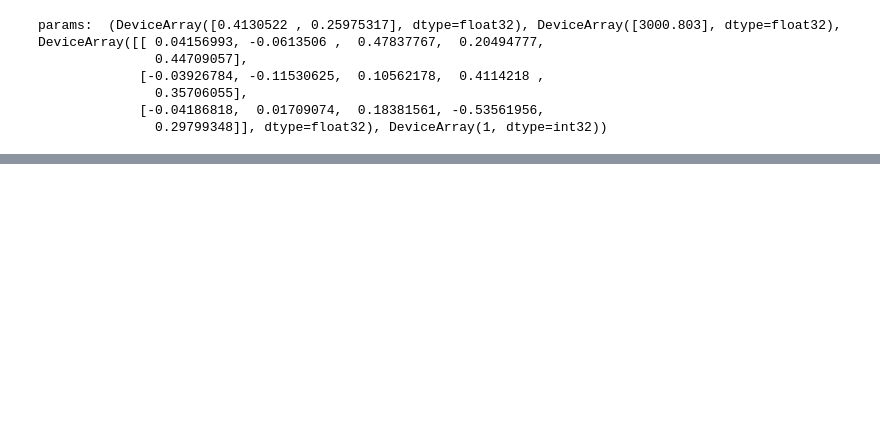
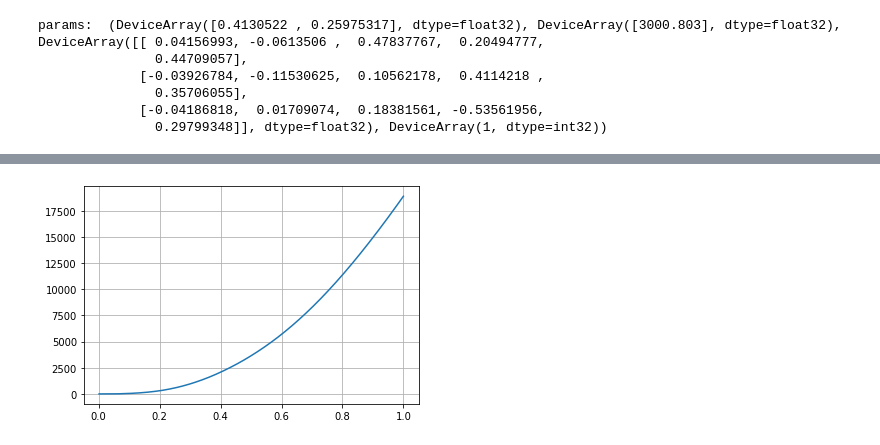
Before and after one commit to sunnytqin/meta-pde, a Jupyter notebook: src/notebooks/taylor_test.ipynb, the cells around one changed output, grey strips where cells are left out. Drawn from its saved outputs; the diff is of its cells as text; code cells hidden in the pictures; blank space fills up the shorter version.

```diff
--- a/src/notebooks/taylor_test.ipynb
+++ b/src/notebooks/taylor_test.ipynb
@@ -51,11 +51,19 @@ x0 = points_in_domain[100]
 # %%
 taylor = SecondOrderTaylorLookup(u_p, [x0])
 # %%
-direction = np.array([-1., 1.])
-for i in range(8):
-    x = x0 + direction * 1e-8 * 10**i
+direction = np.array([-1./np.sqrt(2), 1./np.sqrt(2)])
+epsilons = []
+errs = []
+yhats = []
+ys = []
+for dsize in np.linspace(1e-3, 1e-0, 1000):
+    x = x0 + direction * dsize
     y = np.array(u_p(x))
     yhat = np.array(taylor(x)).reshape(y.shape)
+    yhats.append(yhat)
+    ys.append(y)
     err = np.linalg.norm(y - yhat)
-    print("delta size: {}, err {:.3e}".format(1e-8 * 10**i, err))
+    errs.append(err)
+    epsilons.append(np.linalg.norm(direction * dsize))
+    print("delta size: {}, err {:.3e}".format(np.linalg.norm(direction*dsize), err))
 # %% [output]
@@ -73,0 +93,5 @@ np.linalg.norm(y - yhat)
+# %%
+plt.plot(np.array(epsilons), np.array(errs))
+plt.grid()
+# %% [output]
+[figure, added]
```
Also changed, not shown: parts of 7 cells of this notebook, 7 other files.
